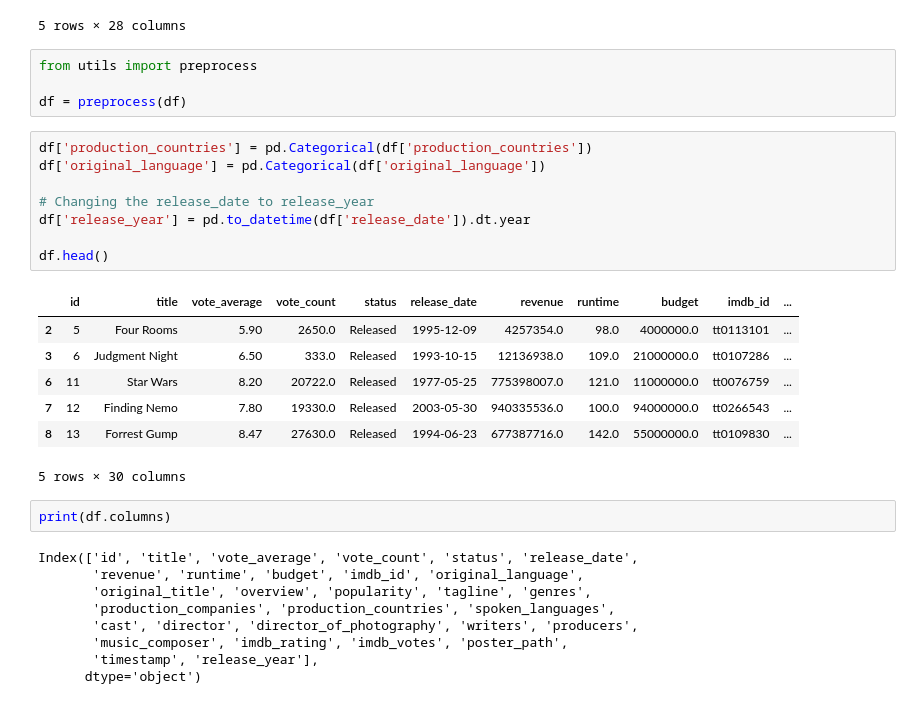
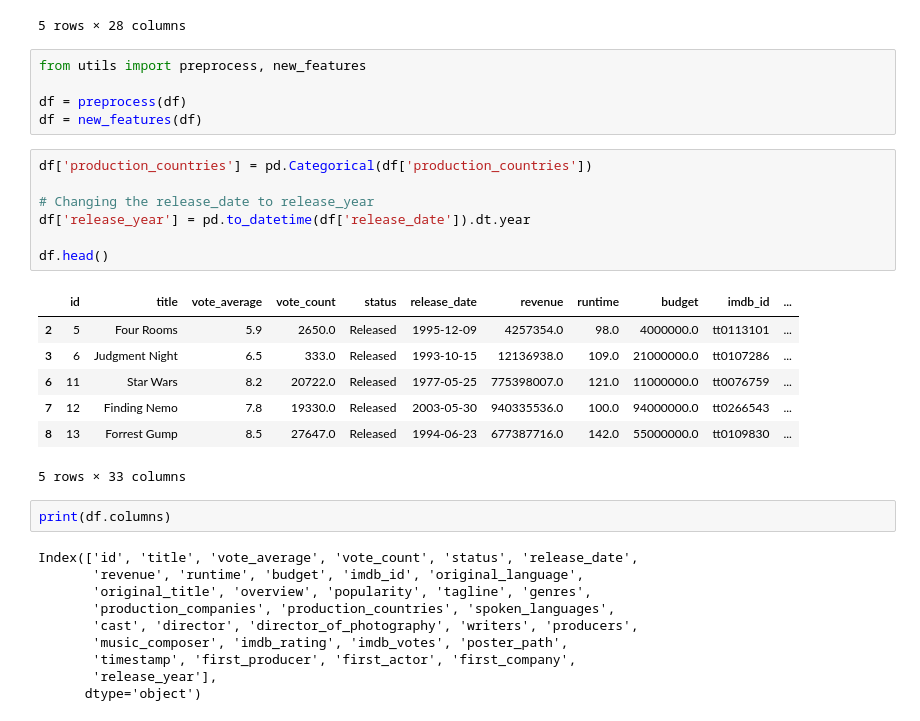
Before and after one commit to MartinEBravo/movie-rating-predictor-service, a Jupyter notebook: 1_historical_data.ipynb, the cells around one changed output. Drawn from its saved outputs; the diff is of its cells as text.

```diff
--- a/1_historical_data.ipynb
+++ b/1_historical_data.ipynb
@@ -32,25 +32,25 @@ Files in dataset directory: ['TMDB_all_movies.csv']
 | 4 | 8 | Life in Loops (A Megacities RMX) | 7.5 | 27.0 | Released | 2006-01-01 | 0.0 | 80.0 | 42000.0 | tt0825671 | ... |
 5 rows × 28 columns
 # %%
-from utils import preprocess
+from utils import preprocess, new_features
 
 df = preprocess(df)
+df = new_features(df)
 # %%
 df['production_countries'] = pd.Categorical(df['production_countries'])
-df['original_language'] = pd.Categorical(df['original_language'])
 
 # Changing the release_date to release_year
 df['release_year'] = pd.to_datetime(df['release_date']).dt.year
 
 df.head()
 # %% [output]
 |  | id | title | vote_average | vote_count | status | release_date | revenue | runtime | budget | imdb_id | ... |
-| 2 | 5 | Four Rooms | 5.90 | 2650.0 | Released | 1995-12-09 | 4257354.0 | 98.0 | 4000000.0 | tt0113101 | ... |
-| 3 | 6 | Judgment Night | 6.50 | 333.0 | Released | 1993-10-15 | 12136938.0 | 109.0 | 21000000.0 | tt0107286 | ... |
-| 6 | 11 | Star Wars | 8.20 | 20722.0 | Released | 1977-05-25 | 775398007.0 | 121.0 | 11000000.0 | tt0076759 | ... |
-| 7 | 12 | Finding Nemo | 7.80 | 19330.0 | Released | 2003-05-30 | 940335536.0 | 100.0 | 94000000.0 | tt0266543 | ... |
-| 8 | 13 | Forrest Gump | 8.47 | 27630.0 | Released | 1994-06-23 | 677387716.0 | 142.0 | 55000000.0 | tt0109830 | ... |
+| 2 | 5 | Four Rooms | 5.9 | 2650.0 | Released | 1995-12-09 | 4257354.0 | 98.0 | 4000000.0 | tt0113101 | ... |
+| 3 | 6 | Judgment Night | 6.5 | 333.0 | Released | 1993-10-15 | 12136938.0 | 109.0 | 21000000.0 | tt0107286 | ... |
+| 6 | 11 | Star Wars | 8.2 | 20722.0 | Released | 1977-05-25 | 775398007.0 | 121.0 | 11000000.0 | tt0076759 | ... |
+| 7 | 12 | Finding Nemo | 7.8 | 19330.0 | Released | 2003-05-30 | 940335536.0 | 100.0 | 94000000.0 | tt0266543 | ... |
+| 8 | 13 | Forrest Gump | 8.5 | 27647.0 | Released | 1994-06-23 | 677387716.0 | 142.0 | 55000000.0 | tt0109830 | ... |
-5 rows × 30 columns
+5 rows × 33 columns
 # %%
 print(df.columns)
 # %% [output]
@@ -60,7 +60,8 @@ Index(['id', 'title', 'vote_average', 'vote_count', 'status', 'release_date',
        'production_companies', 'production_countries', 'spoken_languages',
        'cast', 'director', 'director_of_photography', 'writers', 'producers',
        'music_composer', 'imdb_rating', 'imdb_votes', 'poster_path',
-       'timestamp', 'release_year'],
+       'timestamp', 'first_producer', 'first_actor', 'first_company',
+       'release_year'],
       dtype='object')
 # %%
 import hopsworks
```
Also changed, not shown: parts of 4 cells of this notebook, 4 other files.
